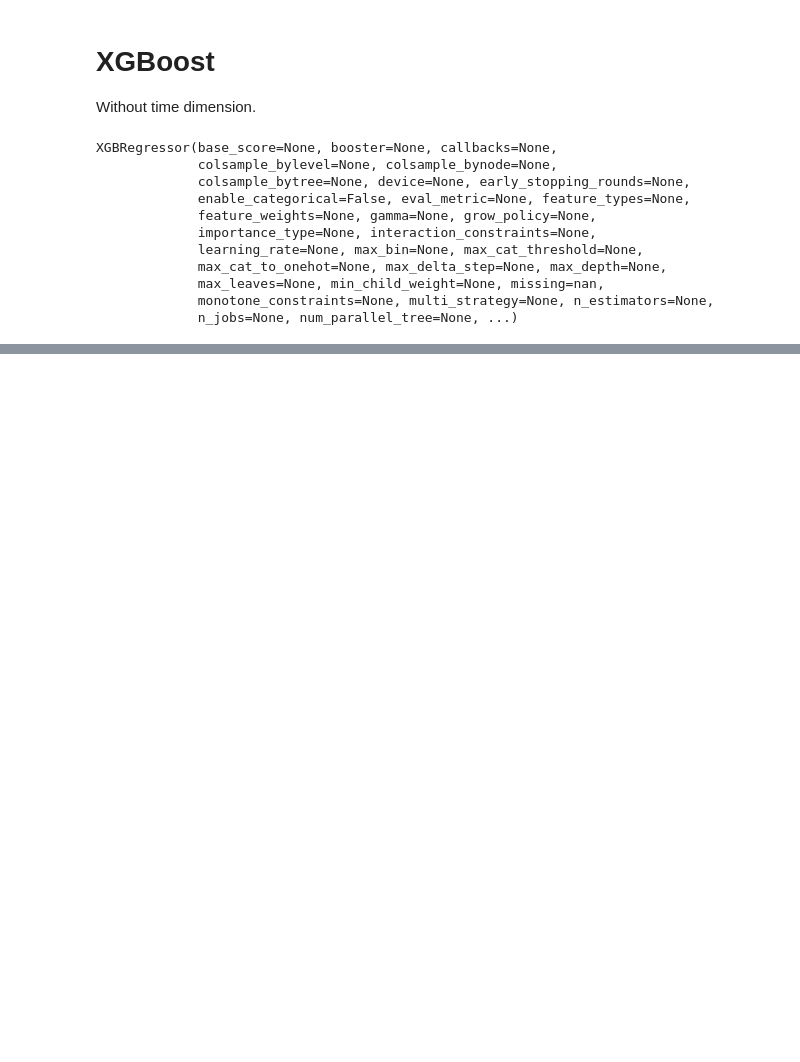
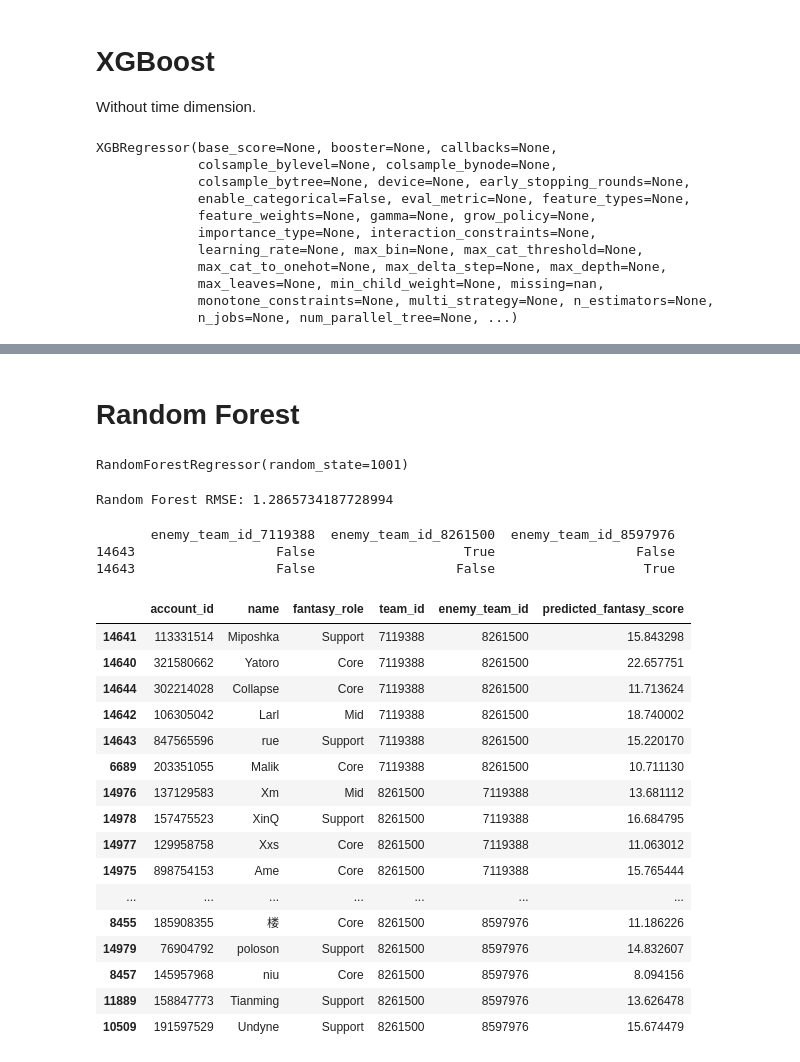
Before and after one commit to Burny101/dota-fantasy, a Jupyter notebook: model_prep.ipynb, the cells around one changed output, grey strips where cells are left out. Drawn from its saved outputs; the diff is of its cells as text; code cells hidden in the pictures; blank space fills up the shorter version.

```diff
--- a/model_prep.ipynb
+++ b/model_prep.ipynb
@@ -210,0 +272,2 @@ result
+# %% [markdown]
+# Random Forest
@@ -210,0 +276,40 @@ result
+# %%
+X_train_rf, X_test_rf, y_train_rf, y_test_rf = train_test_split(X, y, test_size=0.2)
+# %%
+rf_model = RandomForestRegressor(n_estimators=100, random_state=1001)
+rf_model.fit(X_train_rf, y_train_rf)
+# %% [output]
+RandomForestRegressor(random_state=1001)
+# %%
+y_pred_rf = rf_model.predict(X_test_rf)
+print("Random Forest RMSE:", root_mean_squared_error(y_test_rf, y_pred_rf))
+# %% [output]
+Random Forest RMSE: 1.2865734187728994
+# %%
+matchups = [('7119388', '8261500'), ('8597976', '7119388'), ('8597976', '8261500')] # Spirit vs. Xtreme Gaming, Spirit vs. Talon
+symetric_matchups = make_symmetric_matchups(matchups)
+result = predict_players_for_matchups(df, rf_model, symetric_matchups, X, not_features)
+# %% [output]
+       enemy_team_id_7119388  enemy_team_id_8261500  enemy_team_id_8597976
+14643                  False                   True                  False
+14643                  False                  False                   True
+# %%
+result
+# %% [output]
+|  | account_id | name | fantasy_role | team_id | enemy_team_id | predicted_fantasy_score |
+| 14641 | 113331514 | Miposhka | Support | 7119388 | 8261500 | 15.843298 |
+| 14640 | 321580662 | Yatoro | Core | 7119388 | 8261500 | 22.657751 |
+| 14644 | 302214028 | Collapse | Core | 7119388 | 8261500 | 11.713624 |
+| 14642 | 106305042 | Larl | Mid | 7119388 | 8261500 | 18.740002 |
+| 14643 | 847565596 | rue | Support | 7119388 | 8261500 | 15.220170 |
+| 6689 | 203351055 | Malik | Core | 7119388 | 8261500 | 10.711130 |
+| 14976 | 137129583 | Xm | Mid | 8261500 | 7119388 | 13.681112 |
+| 14978 | 157475523 | XinQ | Support | 8261500 | 7119388 | 16.684795 |
+| 14977 | 129958758 | Xxs | Core | 8261500 | 7119388 | 11.063012 |
+| 14975 | 898754153 | Ame | Core | 8261500 | 7119388 | 15.765444 |
+| ... | ... | ... | ... | ... | ... | ... |
+| 8455 | 185908355 | 楼 | Core | 8261500 | 8597976 | 11.186226 |
+| 14979 | 76904792 | poloson | Support | 8261500 | 8597976 | 14.832607 |
+| 8457 | 145957968 | niu | Core | 8261500 | 8597976 | 8.094156 |
+| 11889 | 158847773 | Tianming | Support | 8261500 | 8597976 | 13.626478 |
+| 10509 | 191597529 | Undyne | Support | 8261500 | 8597976 | 15.674479 |
```
Also changed, not shown: parts of 19 cells of this notebook.
